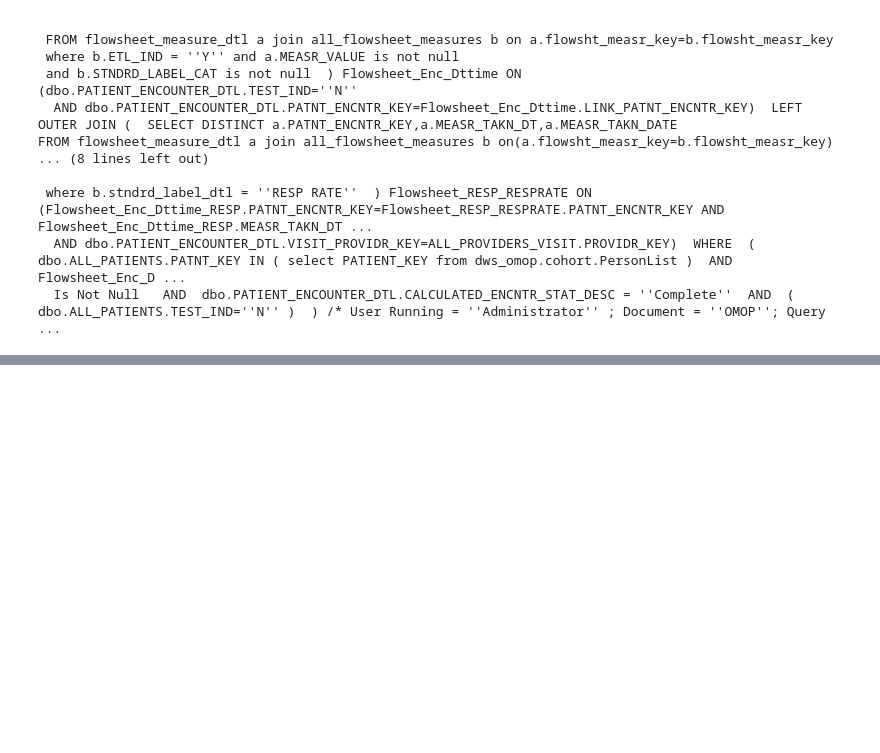
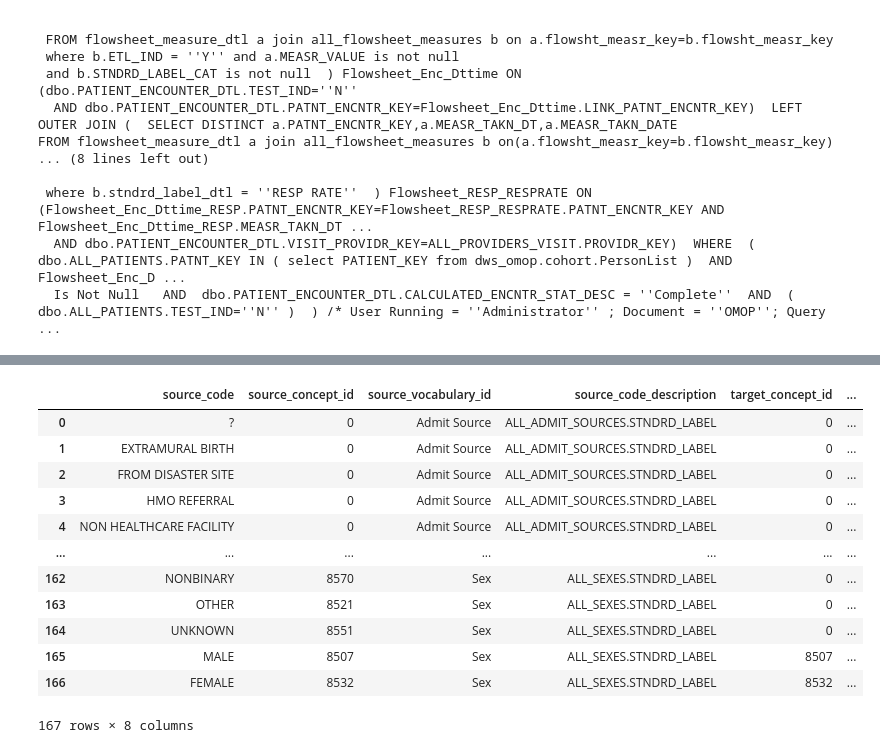
Before and after one commit to yankuic/omop_etl, a Jupyter notebook: notebooks/test.ipynb, the cells around one changed output, grey strips where cells are left out. Drawn from its saved outputs; the diff is of its cells as text; code cells hidden in the pictures; blank space fills up the shorter version.

```diff
--- a/notebooks/test.ipynb
+++ b/notebooks/test.ipynb
@@ -381,0 +522,20 @@ def extract_definitions(token_list):
+# %%
+temp_path = 'Z:/OMOP/omop_etl/omop_etl/templates'
+# %%
+source = pd.read_csv(os.path.join(temp_path, 'source_to_concept_map.csv'), sep='\t')
+# %%
+source
+# %% [output]
+|  | source_code | source_concept_id | source_vocabulary_id | source_code_description | target_concept_id | ... |
+| 0 | ? | 0 | Admit Source | ALL_ADMIT_SOURCES.STNDRD_LABEL | 0 | ... |
+| 1 | EXTRAMURAL BIRTH | 0 | Admit Source | ALL_ADMIT_SOURCES.STNDRD_LABEL | 0 | ... |
+| 2 | FROM DISASTER SITE | 0 | Admit Source | ALL_ADMIT_SOURCES.STNDRD_LABEL | 0 | ... |
+| 3 | HMO REFERRAL | 0 | Admit Source | ALL_ADMIT_SOURCES.STNDRD_LABEL | 0 | ... |
+| 4 | NON HEALTHCARE FACILITY | 0 | Admit Source | ALL_ADMIT_SOURCES.STNDRD_LABEL | 0 | ... |
+| ... | ... | ... | ... | ... | ... | ... |
+| 162 | NONBINARY | 8570 | Sex | ALL_SEXES.STNDRD_LABEL | 0 | ... |
+| 163 | OTHER | 8521 | Sex | ALL_SEXES.STNDRD_LABEL | 0 | ... |
+| 164 | UNKNOWN | 8551 | Sex | ALL_SEXES.STNDRD_LABEL | 0 | ... |
+| 165 | MALE | 8507 | Sex | ALL_SEXES.STNDRD_LABEL | 8507 | ... |
+| 166 | FEMALE | 8532 | Sex | ALL_SEXES.STNDRD_LABEL | 8532 | ... |
+167 rows × 8 columns
```
Also changed, not shown: parts of 16 cells of this notebook, 11 other files.
